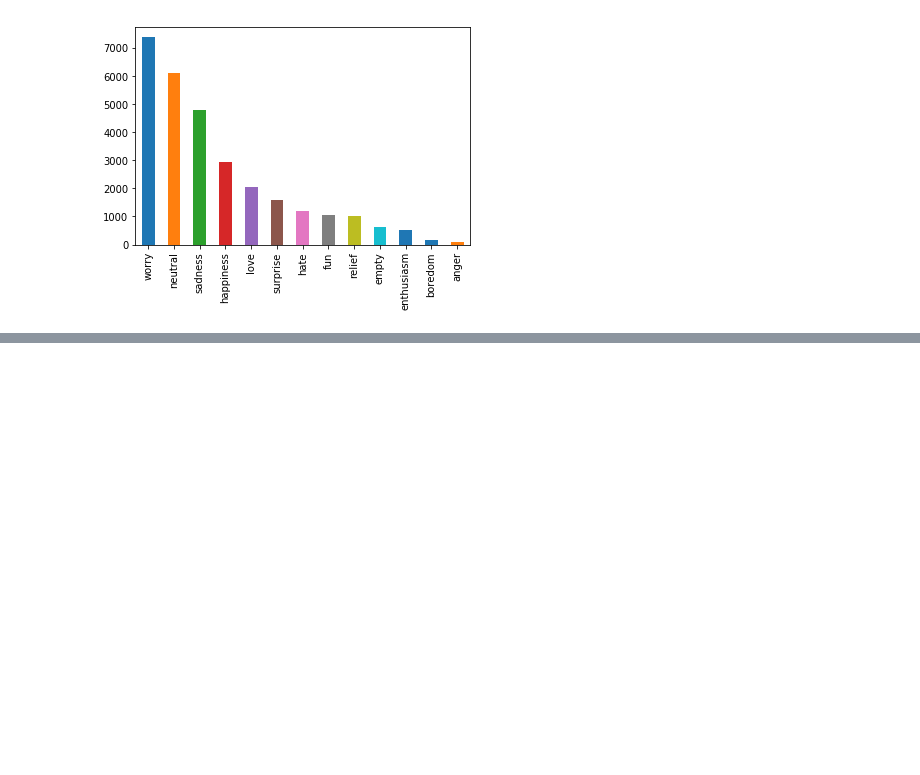
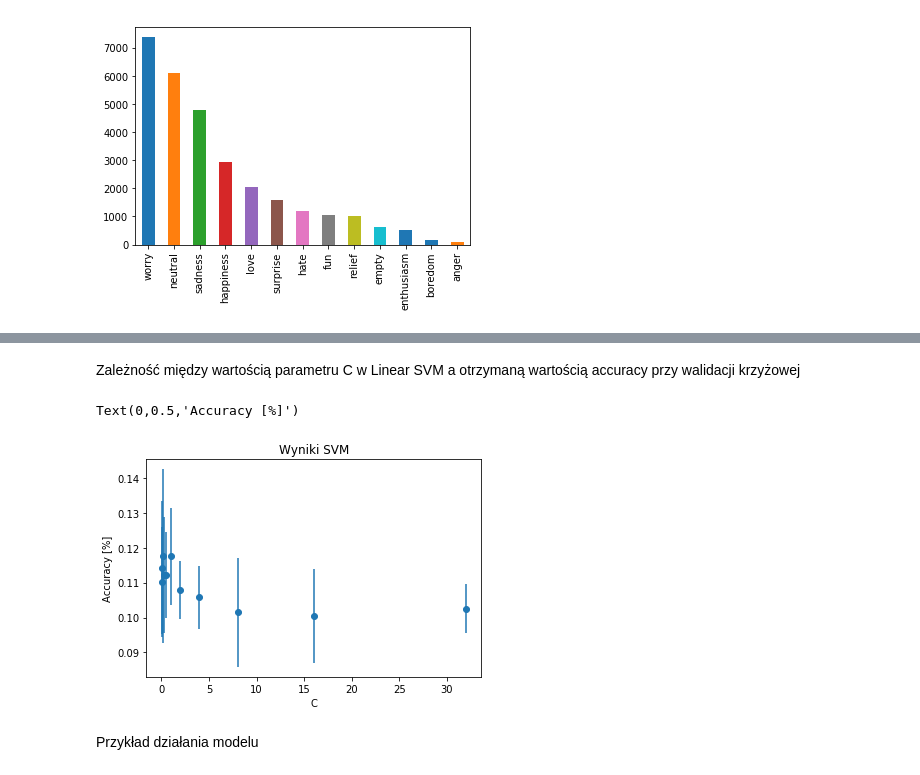
Before and after one commit to kszyndler/EmotionsClassification, a Jupyter notebook: SentimentClassification.ipynb, the cells around one changed output, grey strips where cells are left out. Cells and saved outputs as stored; diff of their text form; code cells hidden in the pictures; blank space fills up the shorter version.

```diff
--- a/SentimentClassification.ipynb
+++ b/SentimentClassification.ipynb
@@ -187,0 +252,32 @@ words_vocabulary
+# %%
+longest_sent = max([len(sentence) for sentence in X_train])
+
+def vectorize_sentence(sentence):
+    vectorized_sentence = np.zeros((longest_sent * EMBEDDING_DIM))
+    for word_i, word in enumerate(sentence):
+        if word == '<unk>':
+            vectorized_sentence[word_i*EMBEDDING_DIM:(word_i+1)*EMBEDDING_DIM] = create_random_vec()
+        else:
+            vectorized_sentence[word_i*EMBEDDING_DIM:(word_i+1)*EMBEDDING_DIM] = word_vectors[word]
+    return vectorized_sentence
+
+X_train = [vectorize_sentence(sent) for sent in X_train]
+X_test = [vectorize_sentence(sent) for sent in X_test]
+# %%
+from imblearn.under_sampling import RandomUnderSampler
+
+rus = RandomUnderSampler(random_state=42)
+X_res, y_res = rus.fit_resample(X_train, y_train)
+# %%
+from sklearn.model_selection import GridSearchCV, cross_val_score, StratifiedKFold
+from sklearn.svm import LinearSVC
+
+
+param_grid = [
+  {'C': [pow(2,-5), pow(2,-4), pow(2,-3), pow(2,-2), pow(2,-1), pow(2,0), pow(2,1), pow(2,2), pow(2,3),
+            pow(2,4), pow(2,5)]}
+]
+
+estimator = LinearSVC(C=1)
+clf = GridSearchCV(estimator=estimator, param_grid=param_grid, n_jobs=-1)
+print(np.mean(cross_val_score(clf, X_res, y_res))
@@ -187,0 +286,2 @@ words_vocabulary
+# %%
+clf.fit(X_res, y_res)
@@ -187,0 +424,17 @@ words_vocabulary
+# %% [markdown]
+Zależność między wartością parametru C w Linear SVM a otrzymaną wartością accuracy przy walidacji krzyżowej
+# %%
+mean_score = clf.cv_results_['mean_test_score']
+C_values = [pow(2,-5), pow(2,-4), pow(2,-3), pow(2,-2), pow(2,-1), pow(2,0), pow(2,1), pow(2,2), pow(2,3),
+            pow(2,4), pow(2,5)]
+
+
+plt.errorbar(C_values, mean_score, clf.cv_results_['std_test_score'], fmt='o')
+plt.title("Wyniki SVM")
+plt.xlabel("C")
+plt.ylabel("Accuracy [%]")
+# %% [output]
+Text(0,0.5,'Accuracy [%]')
+[figure, added]
+# %% [markdown]
+Przykład działania modelu
```
Also changed, not shown: parts of 35 cells of this notebook.
